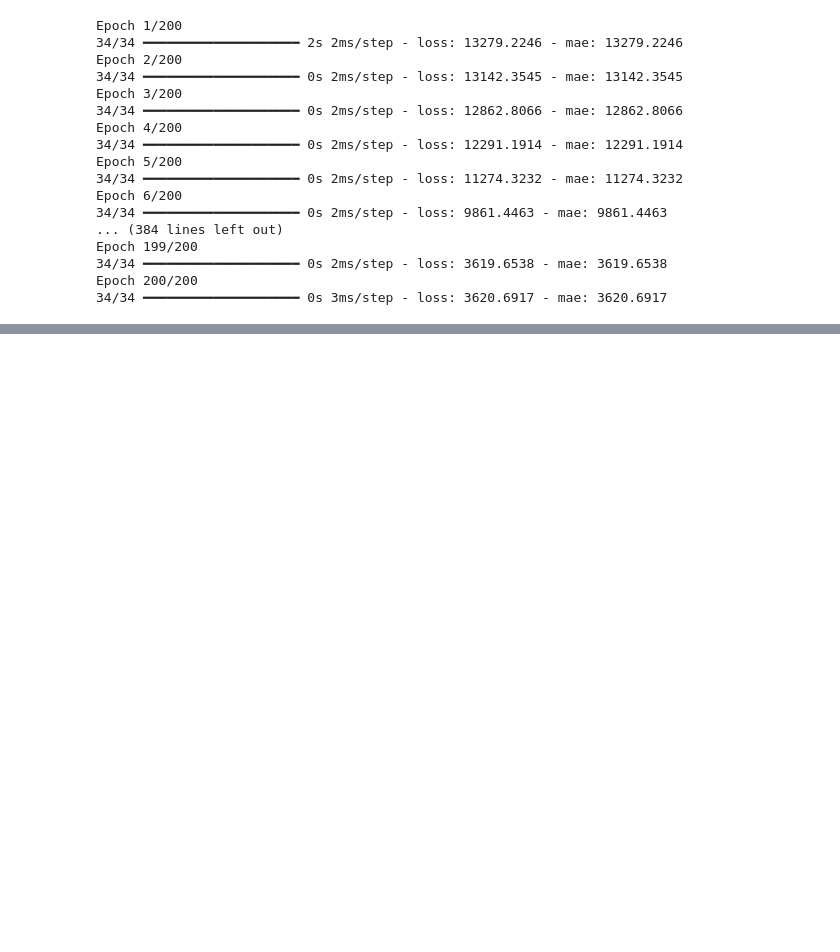
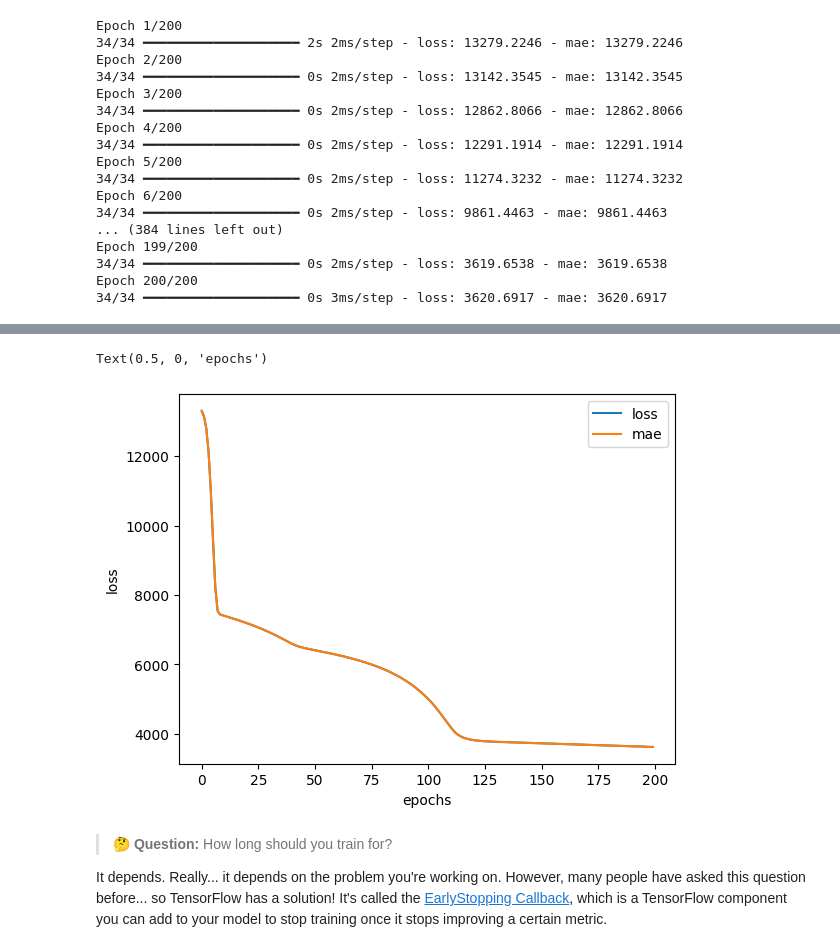
Before and after one commit to tmsachins/Deep_Learning_Proj1, a Jupyter notebook: 01_neural_network_regression.ipynb, the cells around one changed output, grey strips where cells are left out. Drawn from its saved outputs; the diff is of its cells as text; code cells hidden in the pictures; blank space fills up the shorter version.

```diff
--- a/01_neural_network_regression.ipynb
+++ b/01_neural_network_regression.ipynb
@@ -1053,0 +1065,12 @@ Epoch 200/200
+# %%
+# Plot history (also known as a loss curve or a training curve)
+pd.DataFrame(history.history).plot()
+plt.ylabel("loss")
+plt.xlabel("epochs")
+# %% [output]
+Text(0.5, 0, 'epochs')
+[figure, added]
+# %% [markdown]
+> 🤔 **Question:** How long should you train for?
+
+It depends. Really... it depends on the problem you're working on. However, many people have asked this question before... so TensorFlow has a solution! It's called the [EarlyStopping Callback](https://www.tensorflow.org/api_docs/python/tf/keras/callbacks/EarlyStopping), which is a TensorFlow component you can add to your model to stop training once it stops improving a certain metric.
```
Also changed, not shown: parts of 15 cells of this notebook.
